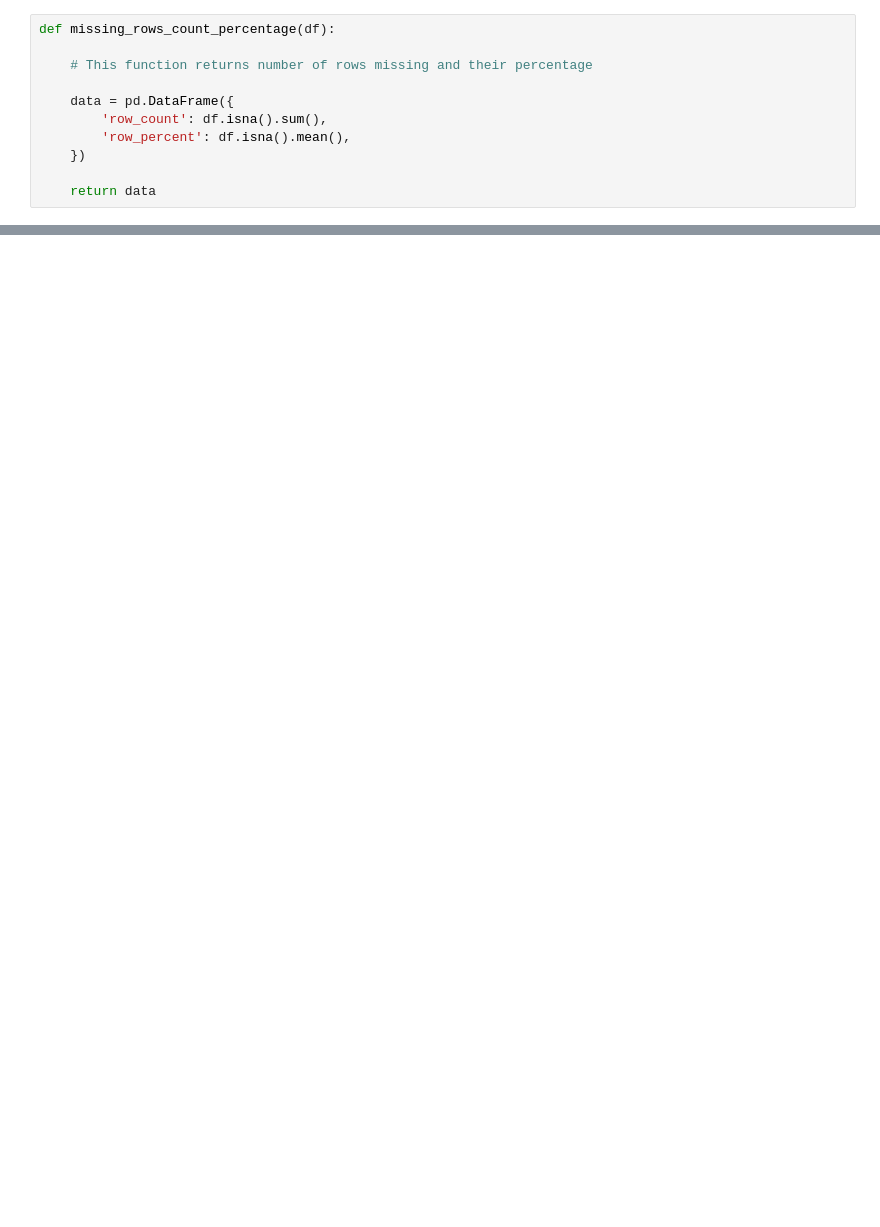
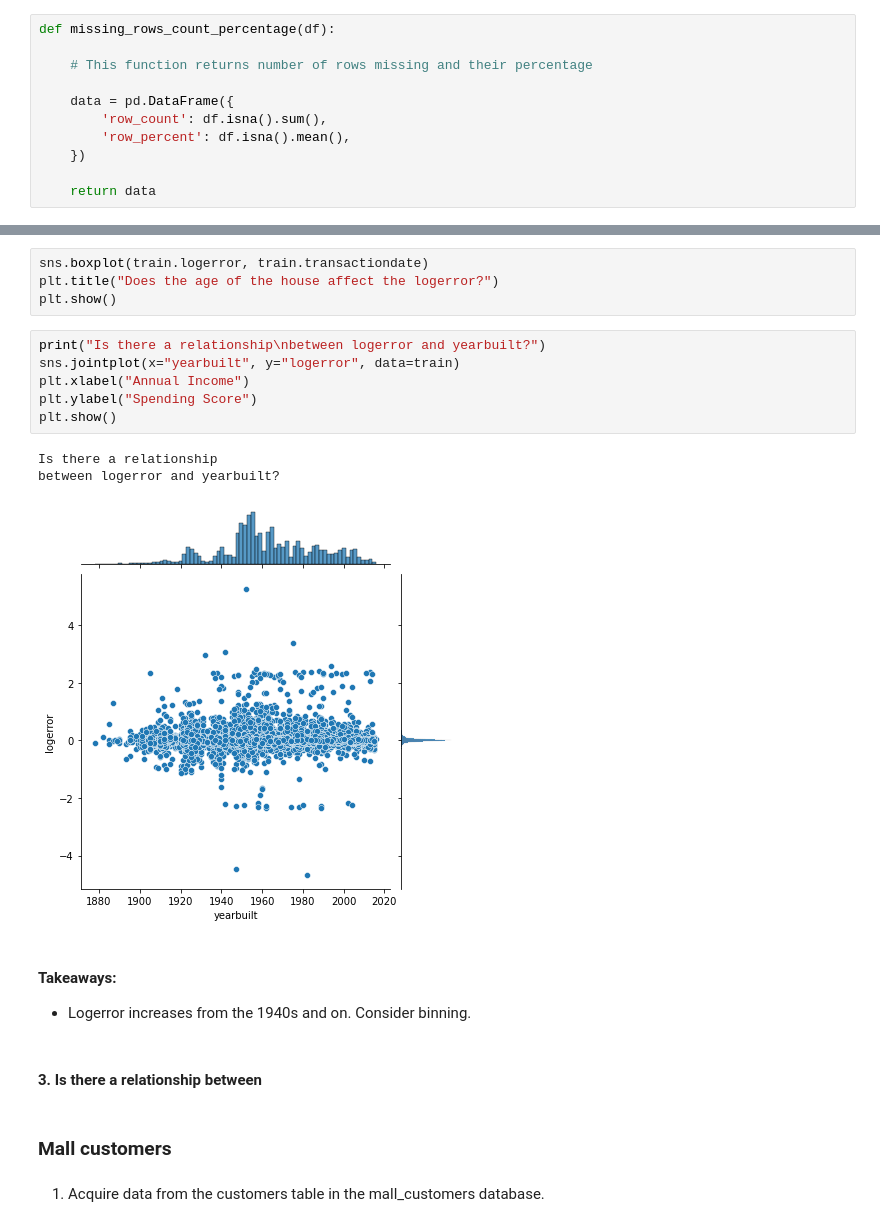
Before and after one commit to LuisVArce/Cluster_exercises, a Jupyter notebook: wrangle_zillow.py.ipynb, the cells around one changed output, grey strips where cells are left out. Cells and saved outputs as stored; diff of their text form; blank space fills up the shorter version.

```diff
--- a/wrangle_zillow.py.ipynb
+++ b/wrangle_zillow.py.ipynb
@@ -191,0 +345,23 @@ df.head()
+# %%
+sns.boxplot(train.logerror, train.transactiondate)
+plt.title("Does the age of the house affect the logerror?")
+plt.show()
+# %%
+print("Is there a relationship\nbetween logerror and yearbuilt?")
+sns.jointplot(x="yearbuilt", y="logerror", data=train)
+plt.xlabel("Annual Income")
+plt.ylabel("Spending Score")
+plt.show()
+# %% [output]
+Is there a relationship
+between logerror and yearbuilt?
+[figure, added]
+# %% [markdown]
+#### Takeaways:
+- Logerror increases from the 1940s and on. Consider binning.
+# %% [markdown]
+#### 3. Is there a relationship between
+# %% [markdown]
+### Mall customers
+# %% [markdown]
+1. Acquire data from the customers table in the mall_customers database.
```
Also changed, not shown: parts of 42 cells of this notebook, 7 other files.
